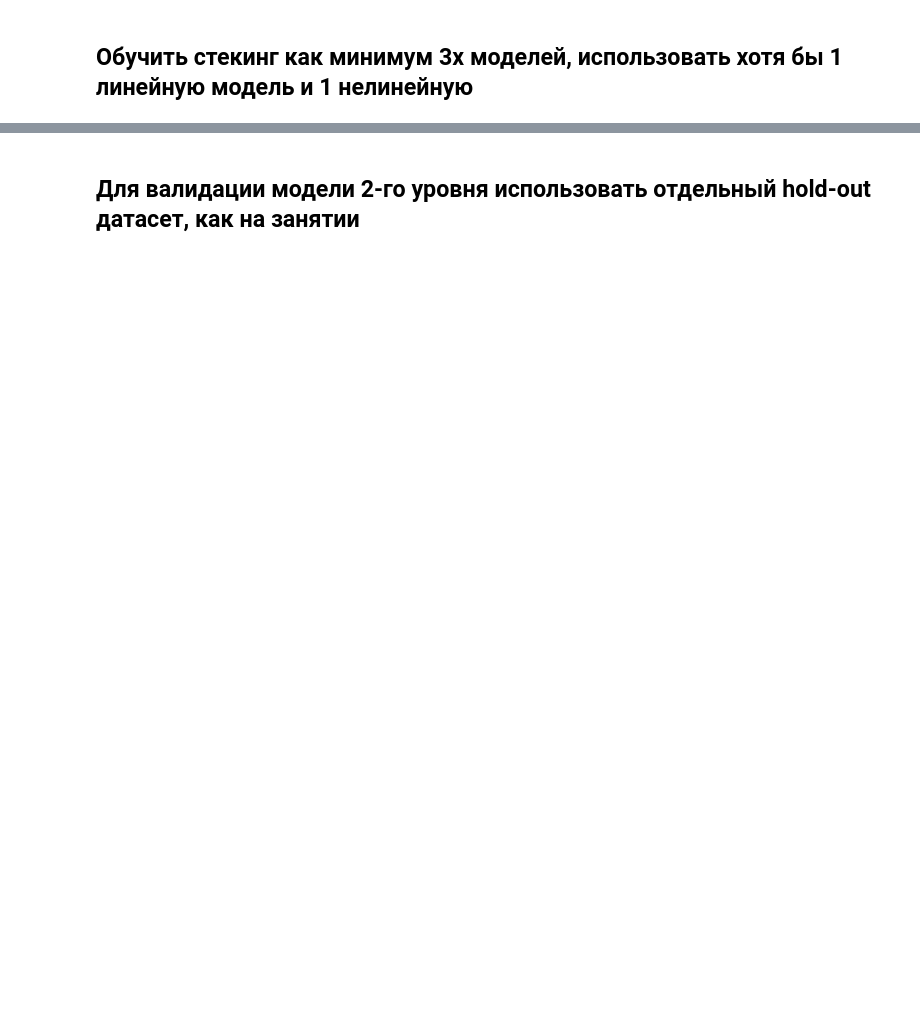
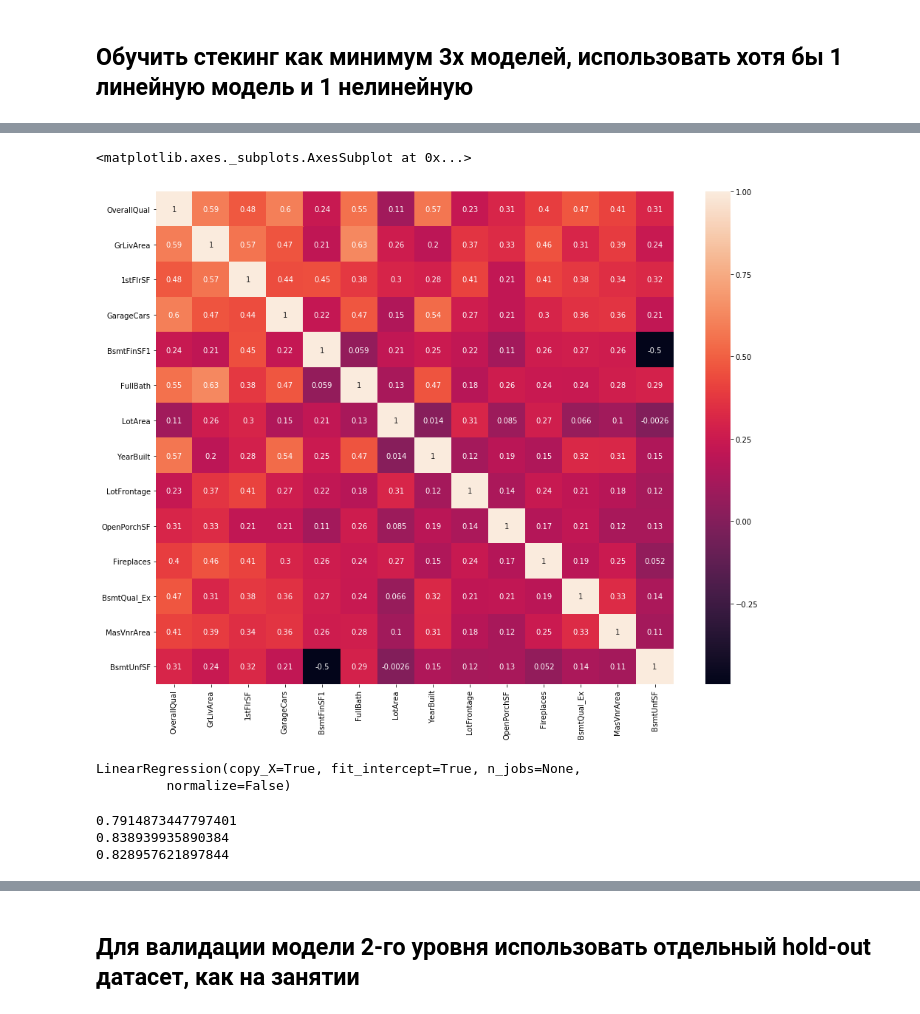
Before and after one commit to zamarseny/homework_python, a Jupyter notebook: 4_building_models/Ensambling/5_5_hw_ensambling.ipynb, the cells around one changed output, grey strips where cells are left out. Cells and saved outputs as stored; diff of their text form; code cells hidden in the pictures; blank space fills up the shorter version.

```diff
--- a/4_building_models/Ensambling/5_5_hw_ensambling.ipynb
+++ b/4_building_models/Ensambling/5_5_hw_ensambling.ipynb
@@ -258,2 +336,7 @@ print(forest.score(data_test, y_test))
 # %%
 #переобучилась. Нужно уменьшать сложность
+# %%
+for i in sorted(zip(forest.feature_importances_, data.columns), key=lambda x: -x[0]):
+    print( i)
+
+#sorted(zip(a, b), key=lambda x: x[1])
@@ -271,0 +473,16 @@ print(scores.mean())
+# %%
+#убираем линейно-зависимые (ЛЗ) переменные с меньшим влиянием на цену дома. (ЛЗ - Корреляция больше 60%)
+col_to_exclude=['2ndFlrSF', 'TotRmsAbvGrd', 'GarageArea', 'YearRemodAdd', 'TotalBsmtSF']
+# %%
+for i in col_to_exclude:
+    features_for_lin_reg.remove(i)
+# %%
+corr=data[features_for_lin_reg].corr()
+fig, ax = plt.subplots(figsize=(15.7, 12.27) )        # Sample figsize in inches
+
+sns.heatmap(corr, annot=True,
+            xticklabels=corr.columns.values,
+            yticklabels=corr.columns.values)
+# %% [output]
+<matplotlib.axes._subplots.AxesSubplot at 0x...>
+[figure, added]
@@ -271,0 +494,14 @@ print(scores.mean())
+# %%
+lin_regr=LinearRegression()
+lin_regr.fit(data_train[features_for_lin_reg], y_train)
+# %% [output]
+LinearRegression(copy_X=True, fit_intercept=True, n_jobs=None,
+         normalize=False)
+# %%
+print(lin_regr.score(data_train[features_for_lin_reg], y_train))
+print(lin_regr.score(data_val[features_for_lin_reg], y_val))
+print(lin_regr.score(data_test[features_for_lin_reg], y_test))
+# %% [output]
+0.7914873447797401
+0.838939935890384
+0.828957621897844
```
Also changed, not shown: parts of 68 cells of this notebook.
